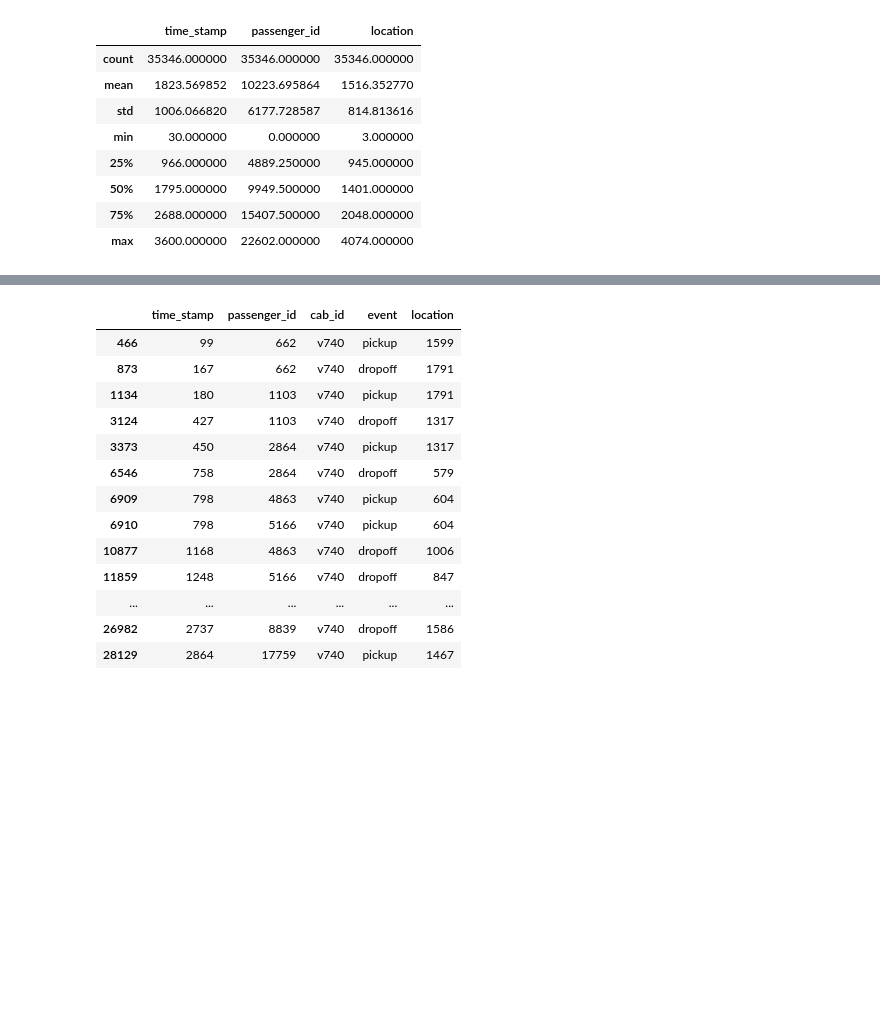
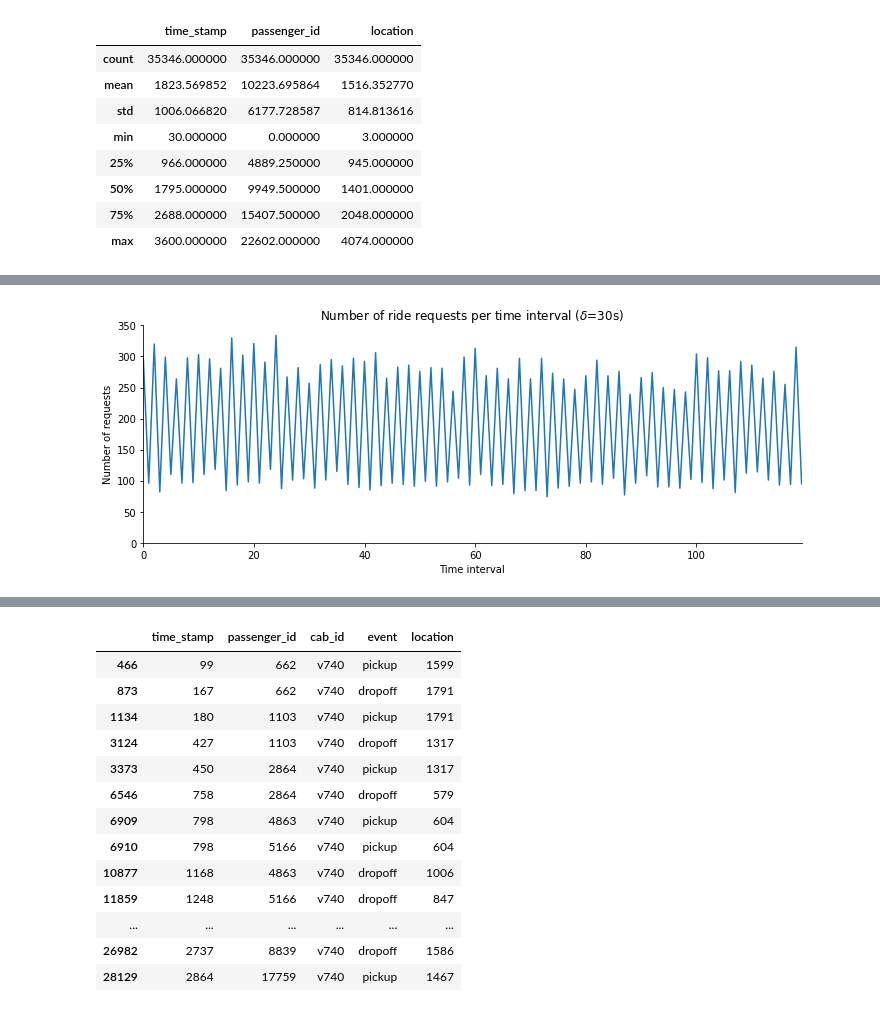
Before and after one commit to MrRobboWilliamson/ride-share, a Jupyter notebook: PostProcessing.ipynb, the cells around one changed output, grey strips where cells are left out. Drawn from its saved outputs; the diff is of its cells as text; code cells hidden in the pictures; blank space fills up the shorter version.

Commit message:
analysis of results

```diff
--- a/PostProcessing.ipynb
+++ b/PostProcessing.ipynb
@@ -72,0 +71,5 @@ out_df.describe()
+# %%
+# get the requests in the first hour
+reqs = Requests().read_requests()
+reqs = reqs[reqs['time']<3600]
+reqs.head()
@@ -72,0 +83,17 @@ out_df.describe()
+# %%
+# summarise the requests by hour
+numreqs_by_window = reqs.groupby(['window']).agg('count')['time'].rename("num_requests")
+
+# count the number of request picked up in each window
+fig,ax = plt.subplots(figsize=[10,4])
+numreqs_by_window.plot()
+ax.set_title("Number of ride requests per time interval ($\delta$=30s)")
+ax.set_ylabel("Number of requests")
+ax.set_xlabel("Time interval")
+ax.set_ylim([0,350])
+ax.set_xlim([0,119])
+sns.despine()
+fig.tight_layout()
+plt.savefig(r"results/numrequests.jpg")
+# %% [output]
+[figure, added]
```
Also changed, not shown: parts of 8 cells of this notebook, 5 other files.
